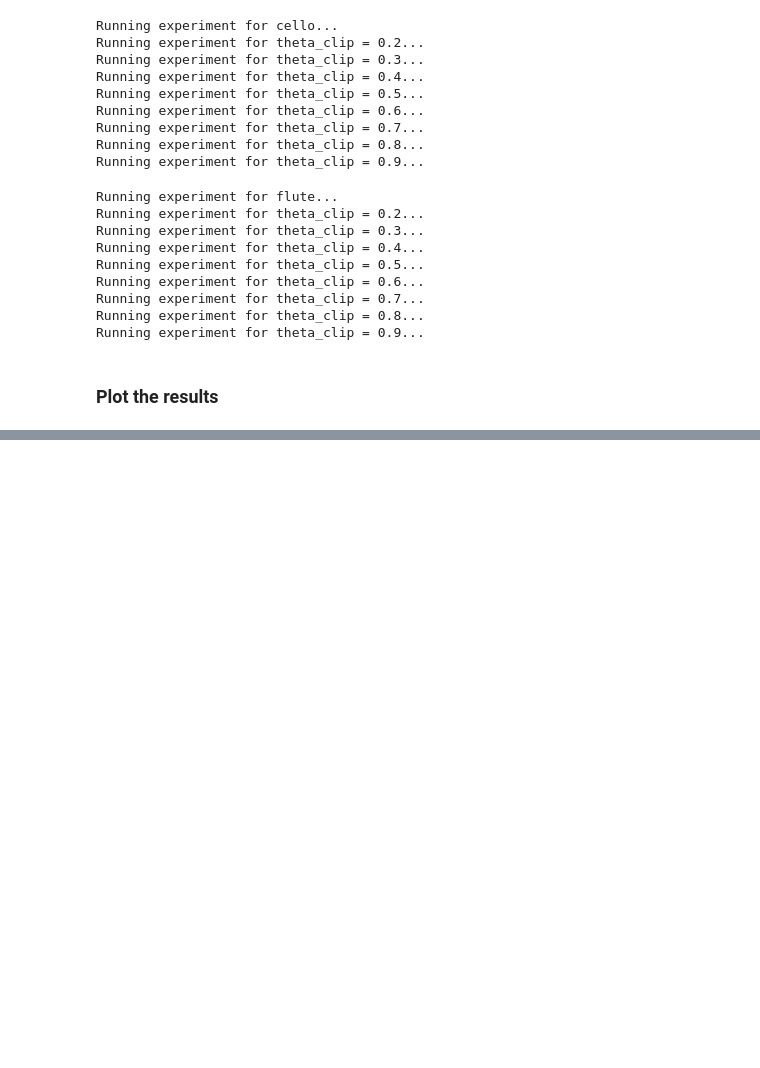
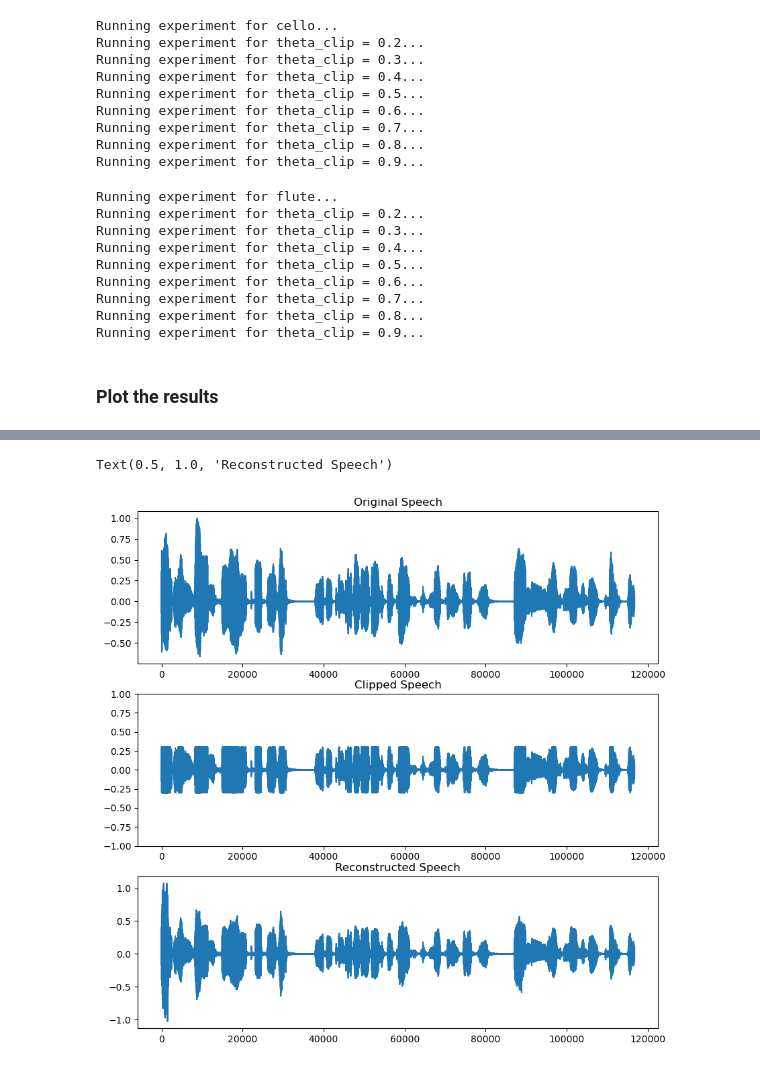
Before and after one commit to pierreaguie/C-OMP-for-Audio-Declipping, a Jupyter notebook: AudioDeclipping.ipynb, the cells around one changed output, grey strips where cells are left out. Saved outputs shown, nothing was run; the diff lists cells and outputs as text; code cells hidden in the pictures; blank space fills up the shorter version.

```diff
--- a/AudioDeclipping.ipynb
+++ b/AudioDeclipping.ipynb
@@ -989,0 +839,22 @@ compact_plot()
+# %%
+chosen_speech_path = "processed_sounds/speech/LJ001-0009.wav"
+chosen_speech_data = sf.read(chosen_speech_path)[0]
+clipped_speech = clip(chosen_speech_data, 0.3)
+
+sf.write("large_inpainting/clipped_speech.wav", clipped_speech, 16000)
+sf.write("large_inpainting/speech.wav", chosen_speech_data, 16000)
+# %%
+reconstructed_speech = inpainting(clipped_speech, K=100, eps=1e-4, theta_clip=0.3, theta_max=1.1)
+sf.write("large_inpainting/reconstructed_speech.wav", reconstructed_speech, 16000)
+# %%
+fig, axes = plt.subplots(3, 1, figsize=(10, 10))
+axes[0].plot(chosen_speech_data)
+axes[0].set_title("Original Speech")
+axes[1].plot(clipped_speech)
+axes[1].set_title("Clipped Speech")
+axes[1].set_ylim(-1, 1)
+axes[2].plot(reconstructed_speech)
+axes[2].set_title("Reconstructed Speech")
+# %% [output]
+Text(0.5, 1.0, 'Reconstructed Speech')
+[figure, added]
```
Also changed, not shown: parts of 66 cells of this notebook.
